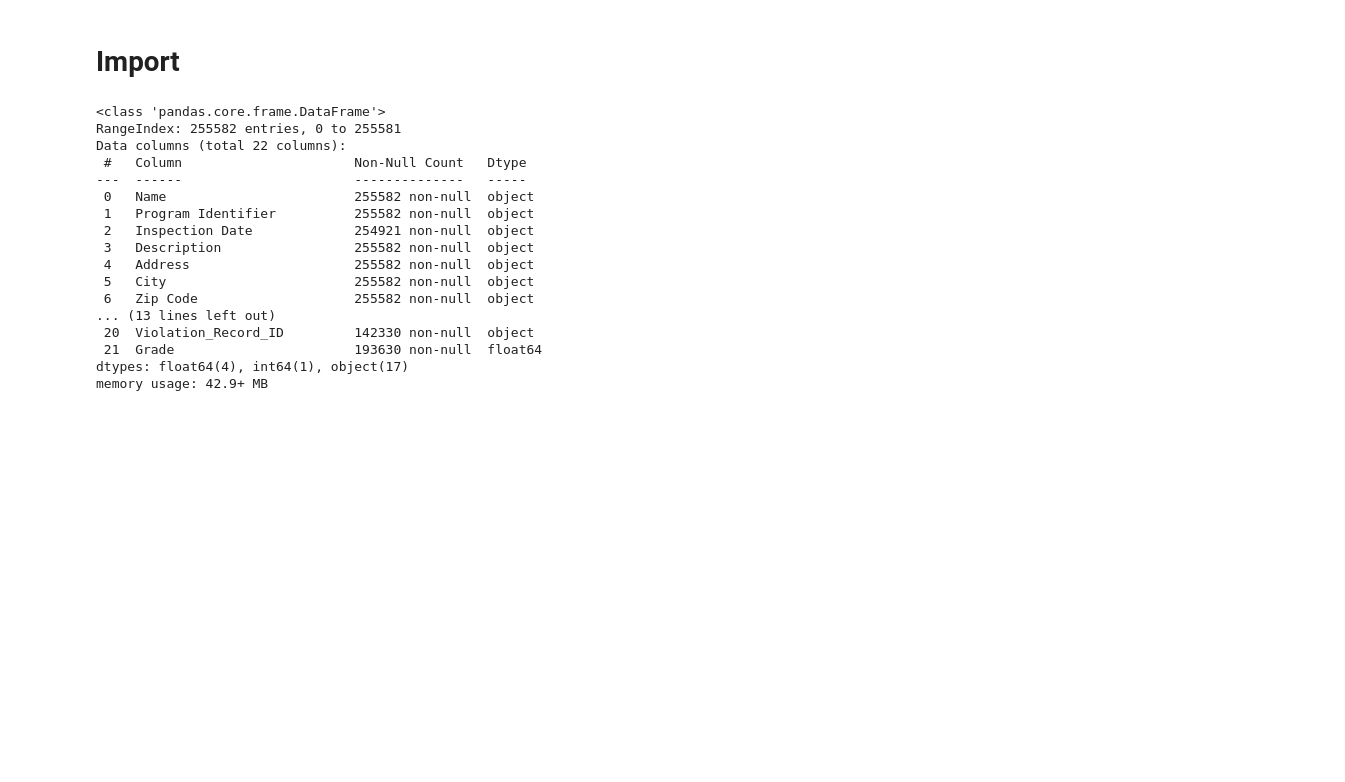
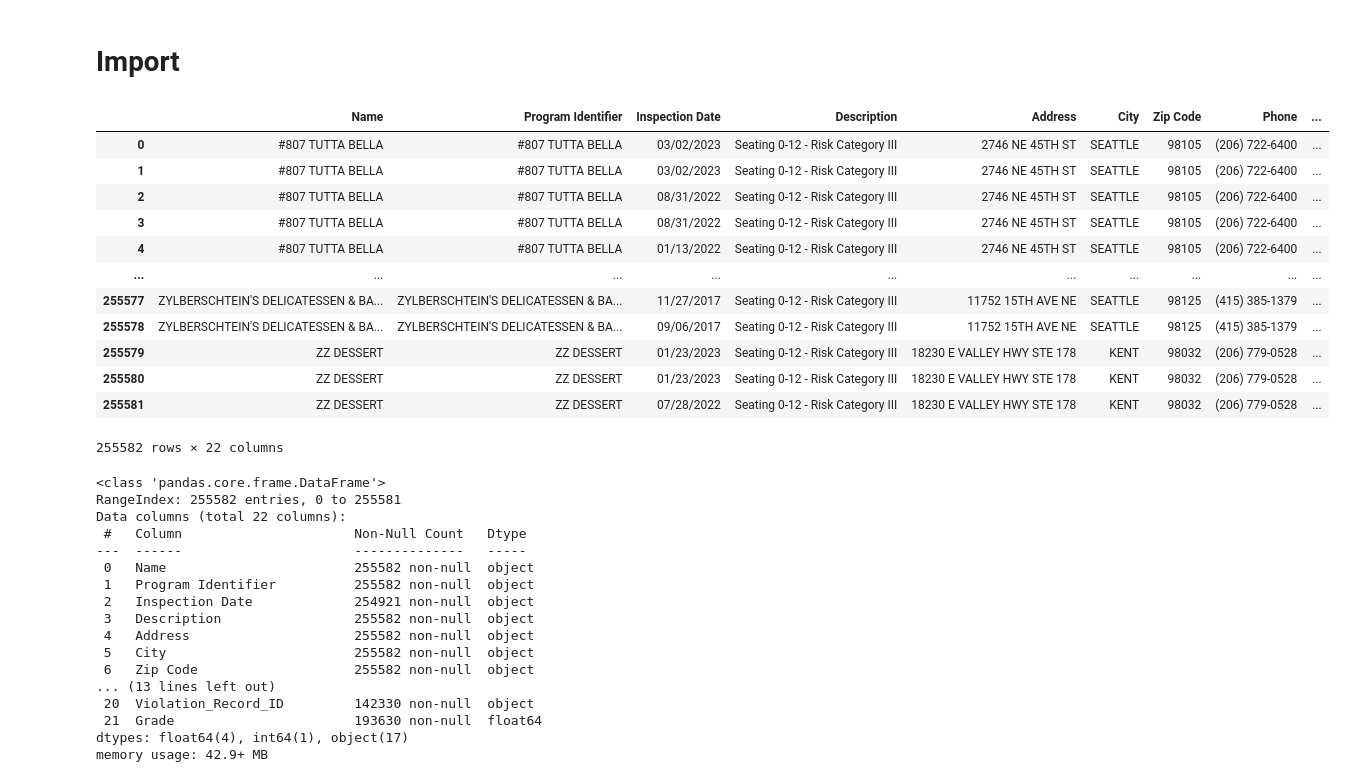
Before and after one commit to alirahmani93/ml_basic_p1, a Jupyter notebook: p1.ipynb, the cells around one changed output. Saved outputs shown, nothing was run; the diff lists cells and outputs as text; code cells hidden in the pictures; blank space fills up the shorter version.

```diff
--- a/p1.ipynb
+++ b/p1.ipynb
@@ -12,6 +12,21 @@ load_dotenv()
 DATASET_FOLDER = os.getenv('DATASET_FOLDER')
 # %%
 raw_df = pd.read_csv(f"{DATASET_FOLDER}/Food_Establishment_Inspection_Data.csv")
+raw_df
+# %% [output]
+|  | Name | Program Identifier | Inspection Date | Description | Address | City | Zip Code | Phone | ... |
+| 0 | #807 TUTTA BELLA | #807 TUTTA BELLA | 03/02/2023 | Seating 0-12 - Risk Category III | 2746 NE 45TH ST | SEATTLE | 98105 | (206) 722-6400 | ... |
+| 1 | #807 TUTTA BELLA | #807 TUTTA BELLA | 03/02/2023 | Seating 0-12 - Risk Category III | 2746 NE 45TH ST | SEATTLE | 98105 | (206) 722-6400 | ... |
+| 2 | #807 TUTTA BELLA | #807 TUTTA BELLA | 08/31/2022 | Seating 0-12 - Risk Category III | 2746 NE 45TH ST | SEATTLE | 98105 | (206) 722-6400 | ... |
+| 3 | #807 TUTTA BELLA | #807 TUTTA BELLA | 08/31/2022 | Seating 0-12 - Risk Category III | 2746 NE 45TH ST | SEATTLE | 98105 | (206) 722-6400 | ... |
+| 4 | #807 TUTTA BELLA | #807 TUTTA BELLA | 01/13/2022 | Seating 0-12 - Risk Category III | 2746 NE 45TH ST | SEATTLE | 98105 | (206) 722-6400 | ... |
+| ... | ... | ... | ... | ... | ... | ... | ... | ... | ... |
+| 255577 | ZYLBERSCHTEIN'S DELICATESSEN & BA... | ZYLBERSCHTEIN'S DELICATESSEN & BA... | 11/27/2017 | Seating 0-12 - Risk Category III | 11752 15TH AVE NE | SEATTLE | 98125 | (415) 385-1379 | ... |
+| 255578 | ZYLBERSCHTEIN'S DELICATESSEN & BA... | ZYLBERSCHTEIN'S DELICATESSEN & BA... | 09/06/2017 | Seating 0-12 - Risk Category III | 11752 15TH AVE NE | SEATTLE | 98125 | (415) 385-1379 | ... |
+| 255579 | ZZ DESSERT | ZZ DESSERT | 01/23/2023 | Seating 0-12 - Risk Category III | 18230 E VALLEY HWY STE 178 | KENT | 98032 | (206) 779-0528 | ... |
+| 255580 | ZZ DESSERT | ZZ DESSERT | 01/23/2023 | Seating 0-12 - Risk Category III | 18230 E VALLEY HWY STE 178 | KENT | 98032 | (206) 779-0528 | ... |
+| 255581 | ZZ DESSERT | ZZ DESSERT | 07/28/2022 | Seating 0-12 - Risk Category III | 18230 E VALLEY HWY STE 178 | KENT | 98032 | (206) 779-0528 | ... |
+255582 rows × 22 columns
 # %%
 raw_df.info()
 # %% [output]
```
Also changed, not shown: parts of 7 cells of this notebook.
